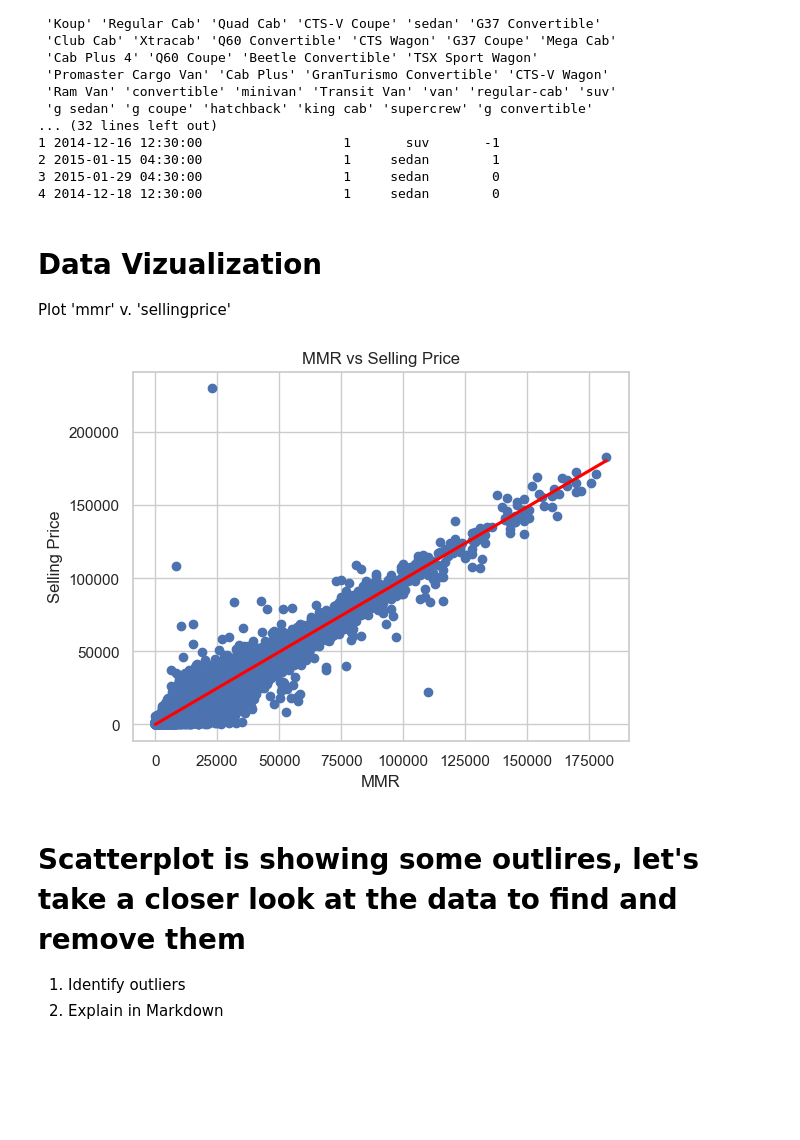
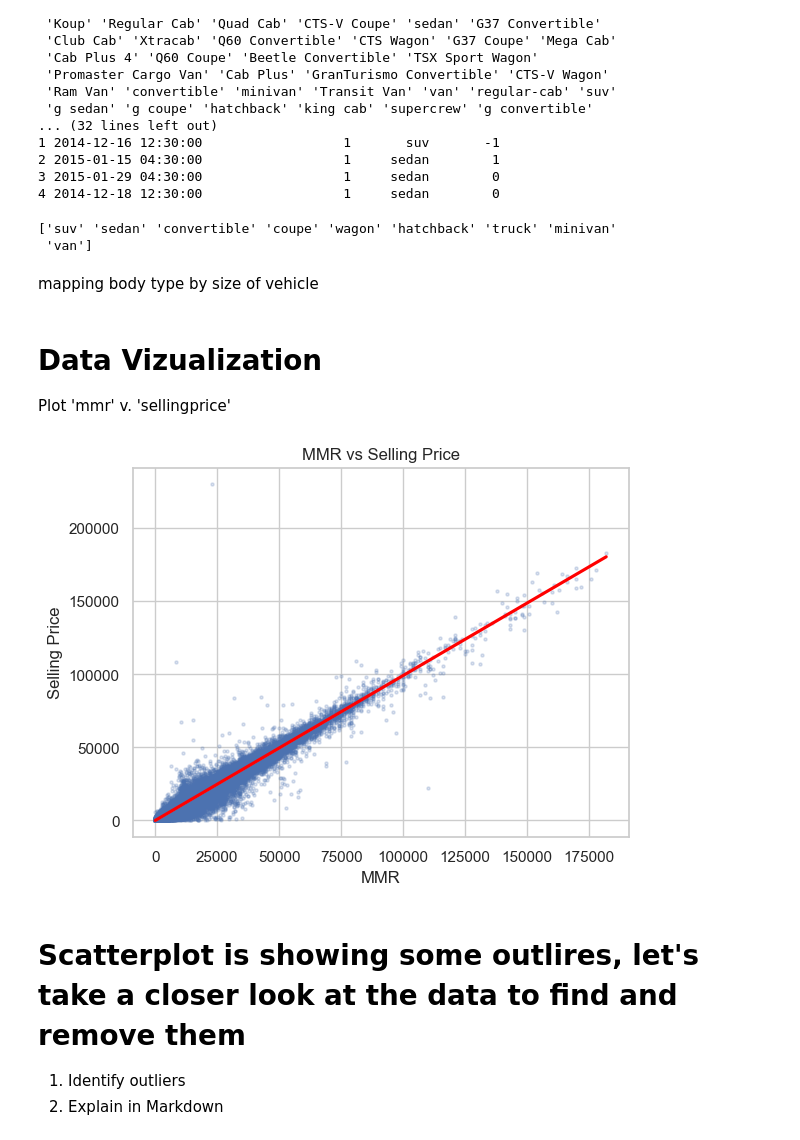
Before and after one commit to skyrez18/ds3870_final_project, a Jupyter notebook: code.ipynb, the cells around one changed output. Saved outputs shown, nothing was run; the diff lists cells and outputs as text; code cells hidden in the pictures; blank space fills up the shorter version.

Commit message:
mapping body type by size of vehicle & trying to avoid overfitter on scatterplot

```diff
--- a/code.ipynb
+++ b/code.ipynb
@@ -118,22 +118,43 @@ Start:  (558811, 16)
 2 2015-01-15 04:30:00                  1     sedan        1
 3 2015-01-29 04:30:00                  1     sedan        0
 4 2014-12-18 12:30:00                  1     sedan        0
+# %%
+print(df['body_type'].unique())
+# %% [output]
+['suv' 'sedan' 'convertible' 'coupe' 'wagon' 'hatchback' 'truck' 'minivan'
+ 'van']
+# %% [markdown]
+mapping body type by size of vehicle
+# %%
+size_mapping = {
+    'convertible': 0,
+    'coupe': 1,
+    'hatchback': 2,
+    'sedan': 3,
+    'wagon': 4,
+    'suv': 5,
+    'minivan': 6,
+    'truck': 7,
+    'van': 8
+}
+
+df['body_size'] = df['body_type'].map(size_mapping)
 # %% [markdown]
 # Data Vizualization
 Plot 'mmr' v. 'sellingprice'
 # %%
 import matplotlib.pyplot as plt
 import seaborn as sns
 # Set the style of seaborn
 sns.set(style="whitegrid")
-plt.scatter(df['mmr'], df['sellingprice']) # Create a scatter plot
+plt.scatter(df['mmr'], df['sellingprice'], alpha=0.2, s=5) # Create a scatter plot
 sns.regplot(x='mmr', y='sellingprice', data=df, scatter=False, color='red') # Linear fit line
 plt.title('MMR vs Selling Price')
 plt.xlabel('MMR')
 plt.ylabel('Selling Price')
 plt.show()
 # %% [output]
-[figure, old version]
+[figure, new version]
 # %% [markdown]
 # Scatterplot is showing some outlires, let's take a closer look at the data to find and remove them
 1. Identify outliers
```
Also changed, not shown: parts of 1 cell of this notebook.
